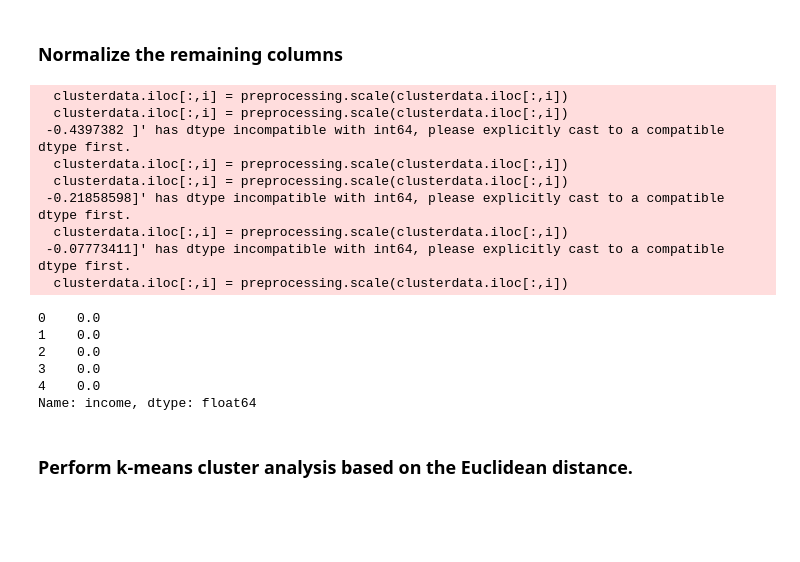
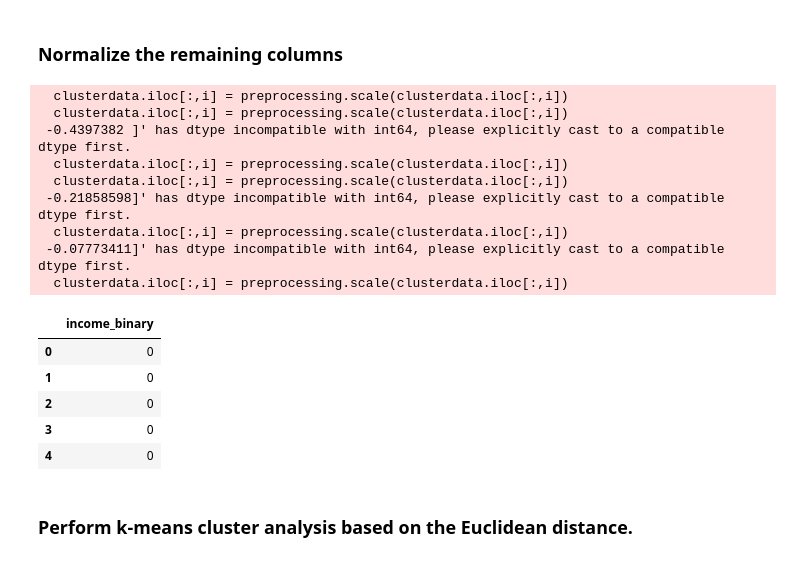
Before and after one commit to EviIius/KNN, a Jupyter notebook: Homework_6/HW6.ipynb, the cells around one changed output. Cells and saved outputs as stored; diff of their text form; code cells hidden in the pictures; blank space fills up the shorter version.

```diff
--- a/Homework_6/HW6.ipynb
+++ b/Homework_6/HW6.ipynb
@@ -118,32 +118,34 @@ removed_data
 ### **Normalize the remaining columns**
 # %%
 removed_data.columns = ['age','fnlwgt','education_num','capital_gain', 'capital_loss', 'hours_per_week', 'income']
-removed_data['income'] = removed_data['income'].map({'small': 0, 'big': 1})
 x = removed_data.drop('income',axis=1)
-y = removed_data['income']
+income_binary = removed_data['income'].map({'small': 0, 'large': 1}).reset_index(drop=True)
+income_binary_df = pd.DataFrame(income_binary, columns=['income_binary'])
+
+income_binary_df = pd.DataFrame({'income_binary': removed_data['income'].map({'small': 0, 'large': 1})})
 # normalize each variable to have mean=0 and sd=1
 clusterdata=x.copy()
 for i in range(clusterdata.shape[1]):
     clusterdata.iloc[:,i] = preprocessing.scale(clusterdata.iloc[:,i])
 
 clusterdata.head()
-y.head()
+income_binary_df.head()
 # %% [output]
   clusterdata.iloc[:,i] = preprocessing.scale(clusterdata.iloc[:,i])
   clusterdata.iloc[:,i] = preprocessing.scale(clusterdata.iloc[:,i])
  -0.4397382 ]' has dtype incompatible with int64, please explicitly cast to a compatible dtype first.
   clusterdata.iloc[:,i] = preprocessing.scale(clusterdata.iloc[:,i])
   clusterdata.iloc[:,i] = preprocessing.scale(clusterdata.iloc[:,i])
  -0.21858598]' has dtype incompatible with int64, please explicitly cast to a compatible dtype first.
   clusterdata.iloc[:,i] = preprocessing.scale(clusterdata.iloc[:,i])
  -0.07773411]' has dtype incompatible with int64, please explicitly cast to a compatible dtype first.
   clusterdata.iloc[:,i] = preprocessing.scale(clusterdata.iloc[:,i])
-0    0.0
-1    0.0
-2    0.0
-3    0.0
-4    0.0
-Name: income, dtype: float64
+|  | income_binary |
+| 0 | 0 |
+| 1 | 0 |
+| 2 | 0 |
+| 3 | 0 |
+| 4 | 0 |
 # %% [markdown]
 ### **Perform k-means cluster analysis based on the Euclidean distance.**
 # %%
```
Also changed, not shown: parts of 4 cells of this notebook.
